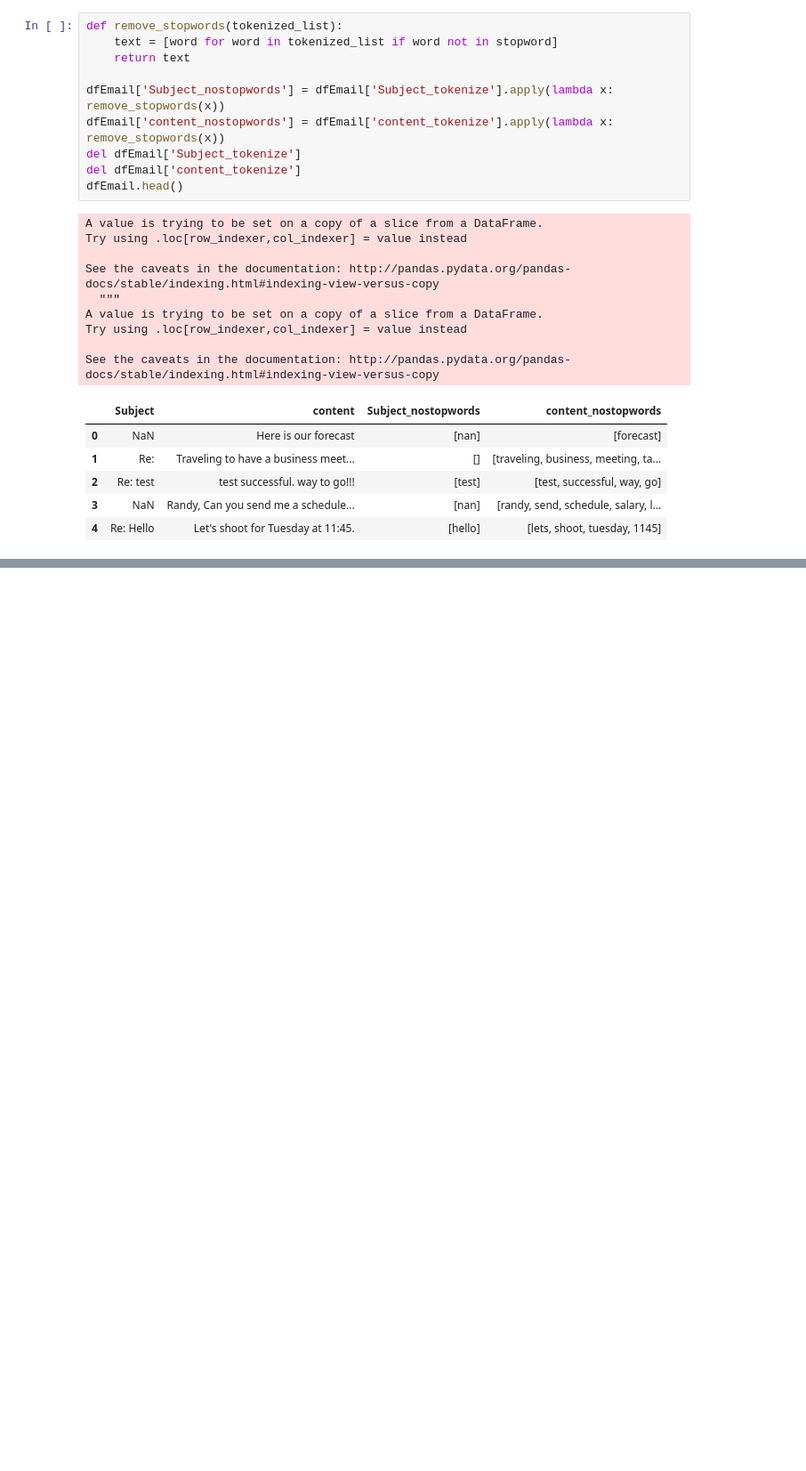
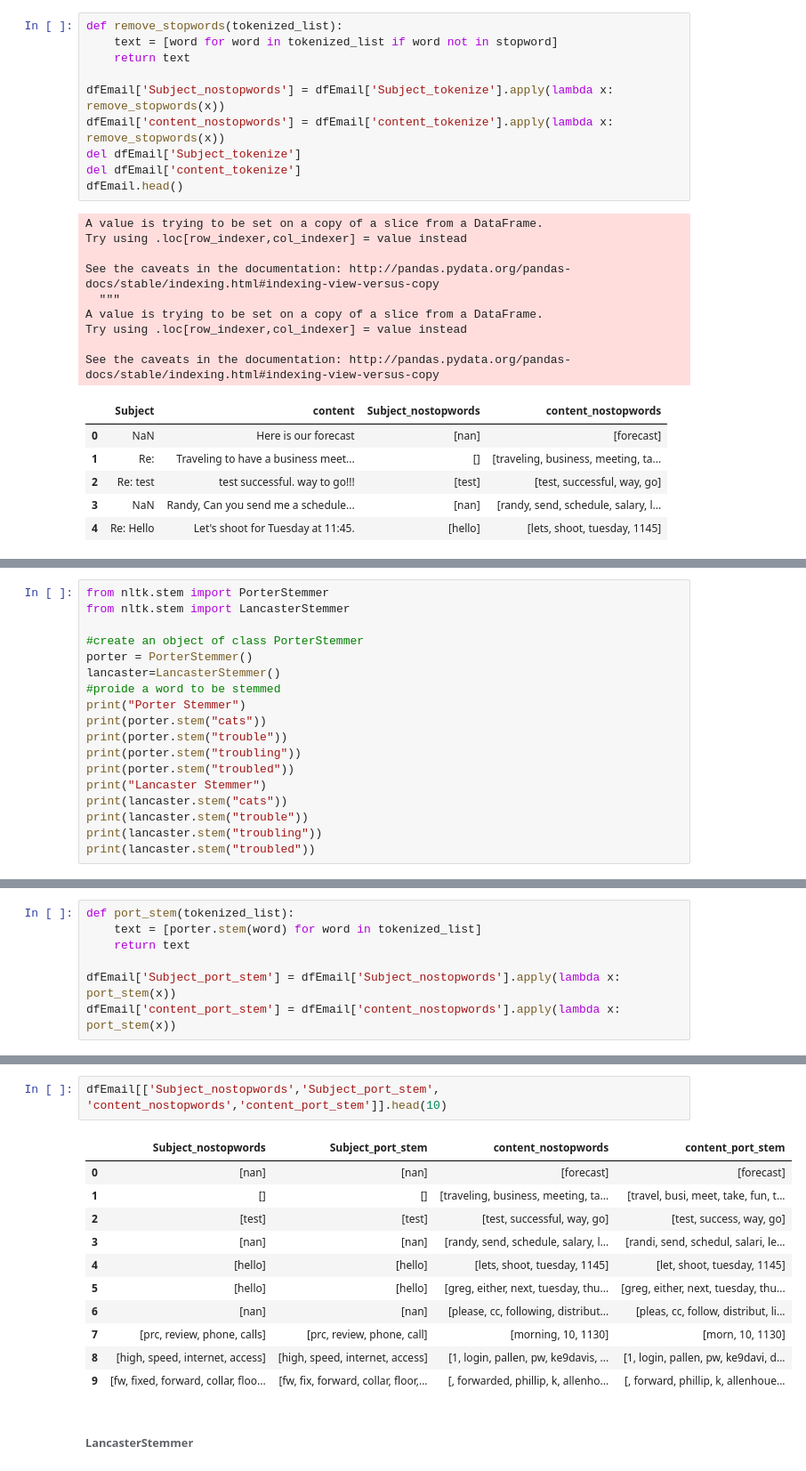
Before and after one commit to Connecting-the-Dots-with-ML/Email-Semantic-Analysis, a Jupyter notebook: NLP_mayur.ipynb, the cells around one changed output, grey strips where cells are left out. Shown: that part at 89% size. Drawn from its saved outputs; the diff is of its cells as text; blank space fills up the shorter version.

Commit message:
feat: stemming on email data

```diff
--- a/NLP_mayur.ipynb
+++ b/NLP_mayur.ipynb
@@ -166,0 +177,18 @@ See the caveats in the documentation: http://pandas.pydata.org/pandas-docs/stabl
+# %%
+from nltk.stem import PorterStemmer
+from nltk.stem import LancasterStemmer
+
+#create an object of class PorterStemmer
+porter = PorterStemmer()
+lancaster=LancasterStemmer()
+#proide a word to be stemmed
+print("Porter Stemmer")
+print(porter.stem("cats"))
+print(porter.stem("trouble"))
+print(porter.stem("troubling"))
+print(porter.stem("troubled"))
+print("Lancaster Stemmer")
+print(lancaster.stem("cats"))
+print(lancaster.stem("trouble"))
+print(lancaster.stem("troubling"))
+print(lancaster.stem("troubled"))
@@ -166,0 +206,7 @@ See the caveats in the documentation: http://pandas.pydata.org/pandas-docs/stabl
+# %%
+def port_stem(tokenized_list):
+    text = [porter.stem(word) for word in tokenized_list]
+    return text
+
+dfEmail['Subject_port_stem'] = dfEmail['Subject_nostopwords'].apply(lambda x: port_stem(x))
+dfEmail['content_port_stem'] = dfEmail['content_nostopwords'].apply(lambda x: port_stem(x))
@@ -166,0 +229,16 @@ See the caveats in the documentation: http://pandas.pydata.org/pandas-docs/stabl
+# %%
+dfEmail[['Subject_nostopwords','Subject_port_stem', 'content_nostopwords','content_port_stem']].head(10)
+# %% [output]
+|  | Subject_nostopwords | Subject_port_stem | content_nostopwords | content_port_stem |
+| 0 | [nan] | [nan] | [forecast] | [forecast] |
+| 1 | [] | [] | [traveling, business, meeting, ta... | [travel, busi, meet, take, fun, t... |
+| 2 | [test] | [test] | [test, successful, way, go] | [test, success, way, go] |
+| 3 | [nan] | [nan] | [randy, send, schedule, salary, l... | [randi, send, schedul, salari, le... |
+| 4 | [hello] | [hello] | [lets, shoot, tuesday, 1145] | [let, shoot, tuesday, 1145] |
+| 5 | [hello] | [hello] | [greg, either, next, tuesday, thu... | [greg, either, next, tuesday, thu... |
+| 6 | [nan] | [nan] | [please, cc, following, distribut... | [pleas, cc, follow, distribut, li... |
+| 7 | [prc, review, phone, calls] | [prc, review, phone, call] | [morning, 10, 1130] | [morn, 10, 1130] |
+| 8 | [high, speed, internet, access] | [high, speed, internet, access] | [1, login, pallen, pw, ke9davis, ... | [1, login, pallen, pw, ke9davi, d... |
+| 9 | [fw, fixed, forward, collar, floo... | [fw, fix, forward, collar, floor,... | [, forwarded, phillip, k, allenho... | [, forward, phillip, k, allenhoue... |
+# %% [markdown]
+###### LancasterStemmer
```
Also changed, not shown: parts of 7 cells of this notebook.
